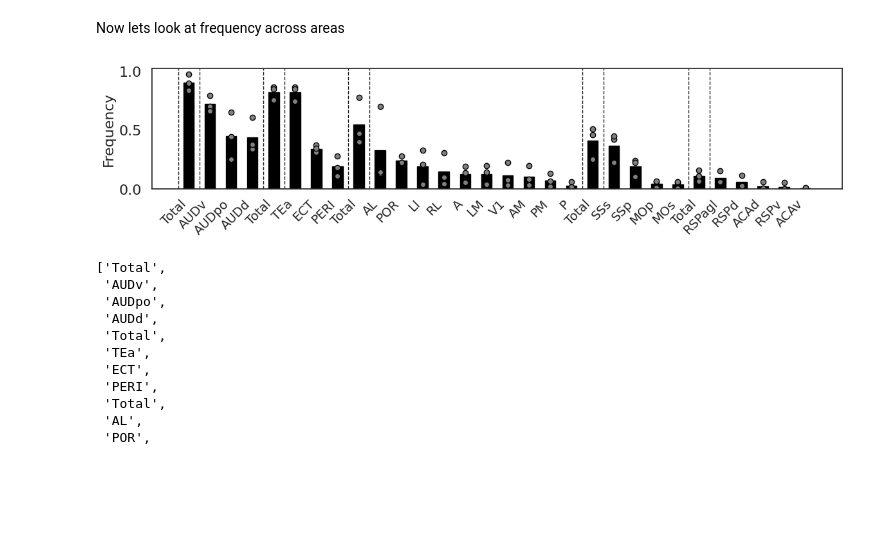
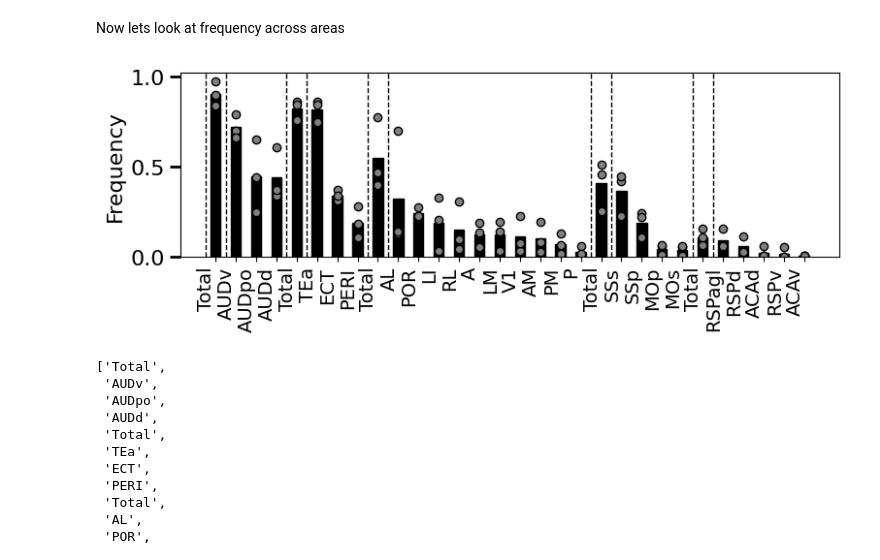
Before and after one commit to znamlab/MAPseq_processing, a Jupyter notebook: final_processing/fig1_overview_dataset.ipynb, the cells around one changed output. Saved outputs shown, nothing was run; the diff lists cells and outputs as text; code cells hidden in the pictures; blank space fills up the shorter version.

Commit message:
updated figures

```diff
--- a/final_processing/fig1_overview_dataset.ipynb
+++ b/final_processing/fig1_overview_dataset.ipynb
@@ -802,43 +808,43 @@ plot_df.columns = freq_df.index  # Columns are the mice
 plot_df.index = x_labels  # Rows are the individual areas and group means
 
 # Plotting
-fig, ax = plt.subplots(figsize=(12, 3))
+fig, ax = plt.subplots(figsize=(8, 3))
 
 # Bar chart for grouped mean and individual areas
 for i, (label, row) in enumerate(plot_df.iterrows()):
     # Plot individual points
     ax.scatter(
         [i] * len(row), row, color='grey', edgecolor='black', zorder=2, label="Individual Points" if i == 0 else ""
     )
     # Plot bar for the mean
     ax.bar(
         i, row.mean(), color='black', edgecolor='black', zorder=1, width=0.5,
         label="Mean" if i == 0 else ""
     )
 
 # Add dashed lines to separate groups
 for pos in group_positions:
     ax.axvline(x=pos, color='k', linestyle='--', linewidth=1, zorder=0)
 
 # Customization
 ax.set_xticks(range(len(plot_df.index)))
-ax.set_xticklabels(plot_df.index, rotation=45, ha='right', fontsize=16)
+ax.set_xticklabels(plot_df.index, rotation=90, ha='right', fontsize=16)
 ax.set_ylabel("Frequency", fontsize=16)
-ax.set_xticklabels(plot_df.index, rotation=45, ha='right', fontsize=14)
+ax.set_xticklabels(plot_df.index, rotation=90, ha='right', fontsize=14)
 ax.tick_params(axis='y', labelsize=16, length=8, width=2)
 # for idx, group in enumerate(area_groups.keys()):
 #     group_start = group_positions[2 * idx] + 0.5  # Start position of the group
 #     group_end = group_positions[2 * idx + 1] + 0.5  # End position of the group
 #     group_mid = (group_start + group_end) / 2  # Midpoint of the group
 #     ax.text(
 #         group_start, ax.get_ylim()[1] * 1.05, group, ha='center', va='center', fontsize=12, fontweight='bold'
 #    )
 
 # Adjust layout and display plot
 plt.tight_layout()
 plt.show()
 # %% [output]
-[figure, old version]
+[figure, new version]
 # %%
 [item if item not in convert_dict.keys() else convert_dict[item] for item in x_labels]
 # %% [output]
```
Also changed, not shown: parts of 1 cell of this notebook, 4 other files.
